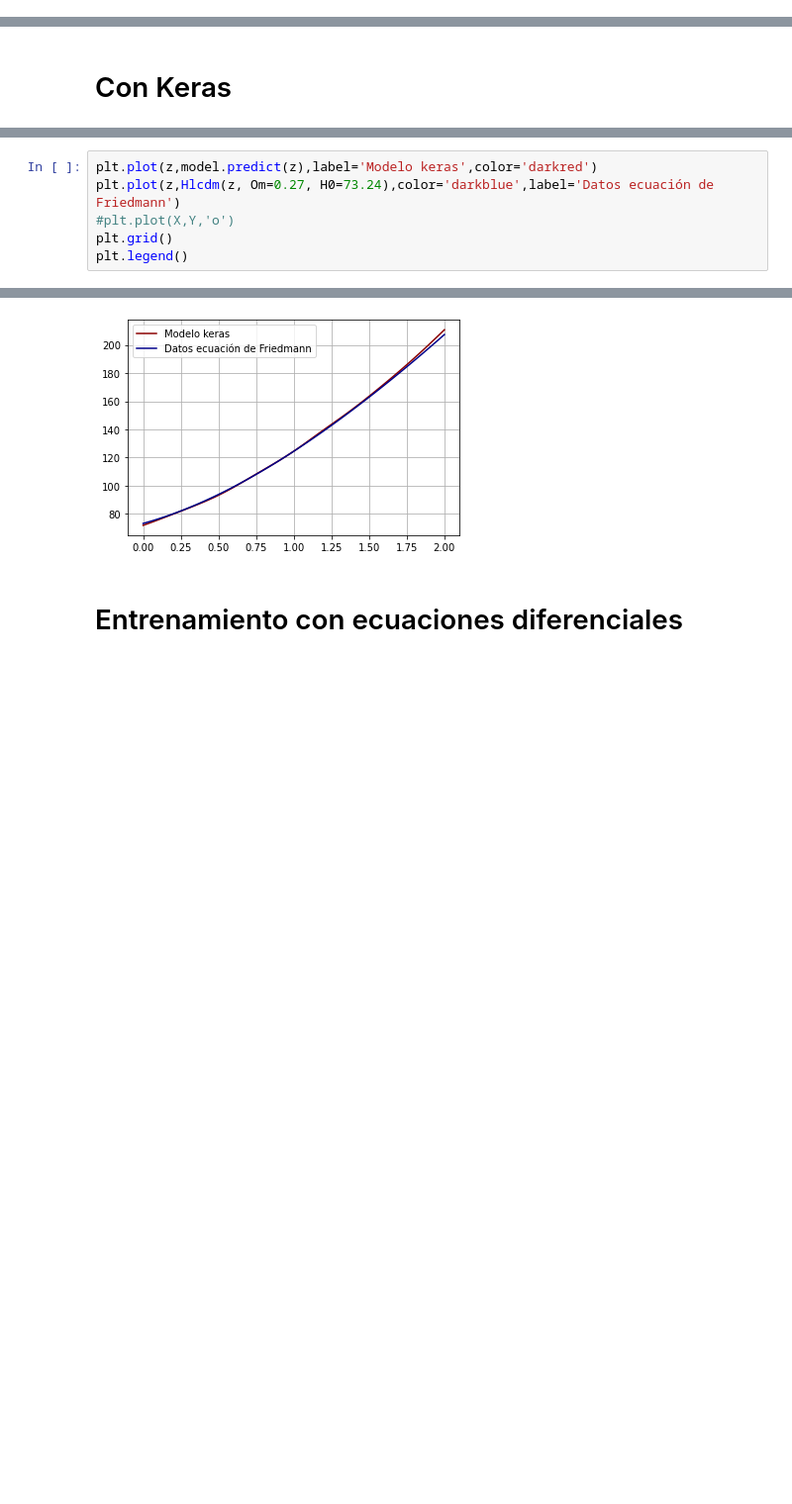
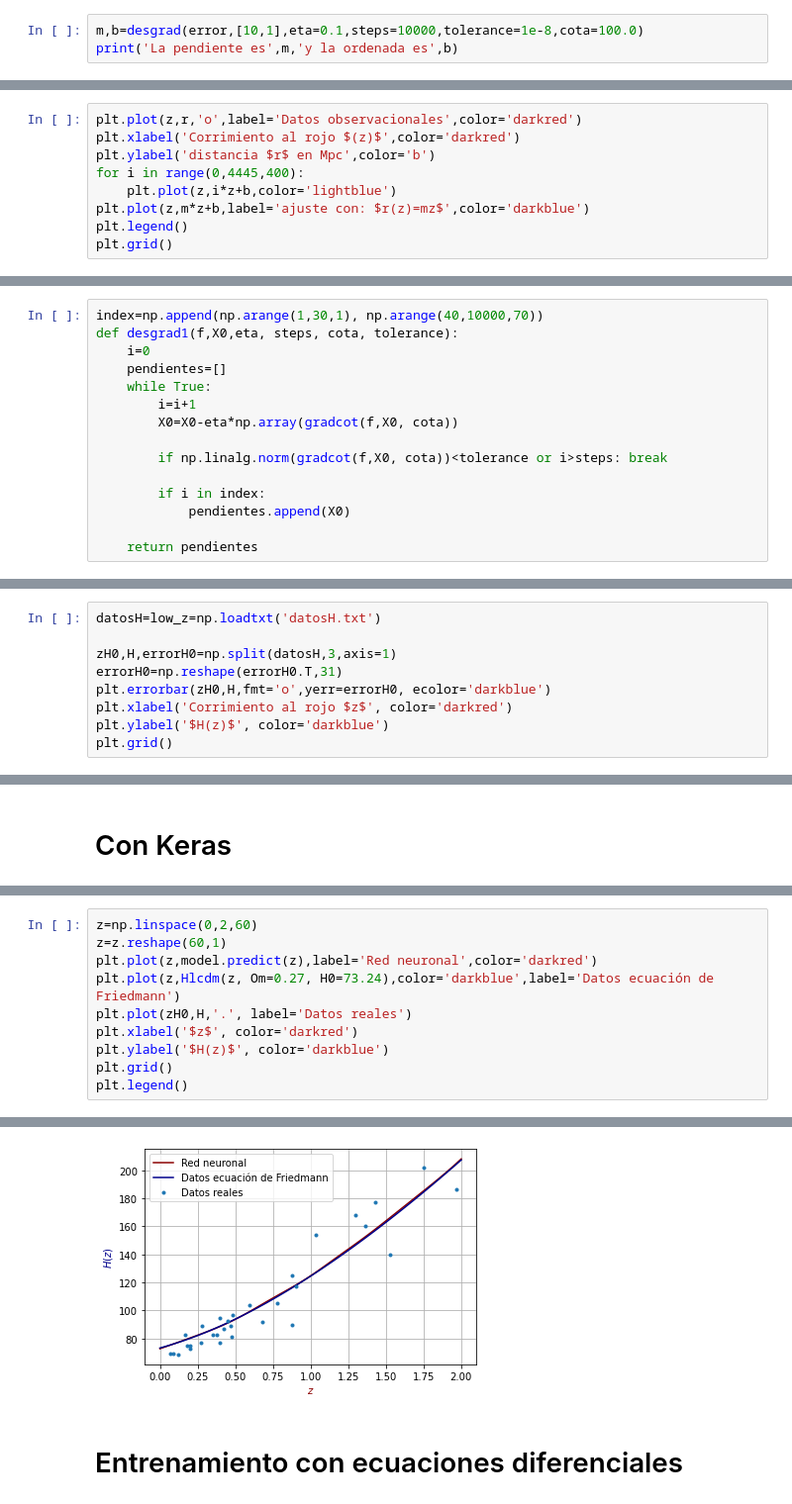
Before and after one commit to JuanDDiosRojas/NeuralNetworks, a Jupyter notebook: Todos los programas del art/Todos los programas del artículo.ipynb, the cells around one changed output, grey strips where cells are left out. Shown: that part at 99% size. Cells and saved outputs as stored; diff of their text form; blank space fills up the shorter version.

```diff
--- a/Todos los programas del art/Todos los programas del artículo.ipynb
+++ b/Todos los programas del art/Todos los programas del artículo.ipynb
@@ -97,0 +104,3 @@ La ordenada es 60.114713
+# %%
+m,b=desgrad(error,[10,1],eta=0.1,steps=10000,tolerance=1e-8,cota=100.0)
+print('La pendiente es',m,'y la ordenada es',b)
@@ -97,0 +109,9 @@ La ordenada es 60.114713
+# %%
+plt.plot(z,r,'o',label='Datos observacionales',color='darkred')
+plt.xlabel('Corrimiento al rojo $(z)$',color='darkred')
+plt.ylabel('distancia $r$ en Mpc',color='b')
+for i in range(0,4445,400):
+    plt.plot(z,i*z+b,color='lightblue')
+plt.plot(z,m*z+b,label='ajuste con: $r(z)=mz$',color='darkblue')
+plt.legend()
+plt.grid()
@@ -97,0 +120,15 @@ La ordenada es 60.114713
+# %%
+index=np.append(np.arange(1,30,1), np.arange(40,10000,70))
+def desgrad1(f,X0,eta, steps, cota, tolerance):
+    i=0
+    pendientes=[]
+    while True:
+        i=i+1
+        X0=X0-eta*np.array(gradcot(f,X0, cota))
+
+        if np.linalg.norm(gradcot(f,X0, cota))<tolerance or i>steps: break
+
+        if i in index:
+            pendientes.append(X0)
+
+    return pendientes
@@ -272,0 +327,9 @@ NameError: name 'X' is not defined
+# %%
+datosH=low_z=np.loadtxt('datosH.txt')
+
+zH0,H,errorH0=np.split(datosH,3,axis=1)
+errorH0=np.reshape(errorH0.T,31)
+plt.errorbar(zH0,H,fmt='o',yerr=errorH0, ecolor='darkblue')
+plt.xlabel('Corrimiento al rojo $z$', color='darkred')
+plt.ylabel('$H(z)$', color='darkblue')
+plt.grid()
@@ -372,12 +440,16 @@ Text(0.5, 1.0, 'Error durante el entrenamiento')
 # %%
-plt.plot(z,model.predict(z),label='Modelo keras',color='darkred')
+z=np.linspace(0,2,60)
+z=z.reshape(60,1)
+plt.plot(z,model.predict(z),label='Red neuronal',color='darkred')
 plt.plot(z,Hlcdm(z, Om=0.27, H0=73.24),color='darkblue',label='Datos ecuación de Friedmann')
-#plt.plot(X,Y,'o')
+plt.plot(zH0,H,'.', label='Datos reales')
+plt.xlabel('$z$', color='darkred')
+plt.ylabel('$H(z)$', color='darkblue')
 plt.grid()
 plt.legend()
 # %% [output]
 <matplotlib.legend.Legend at 0x...>
-[figure, old version]
+[figure, new version]
 # %% [markdown]
 # Entrenamiento con ecuaciones diferenciales
 # %% [markdown]
```
Also changed, not shown: parts of 42 cells of this notebook, 3 other files.
